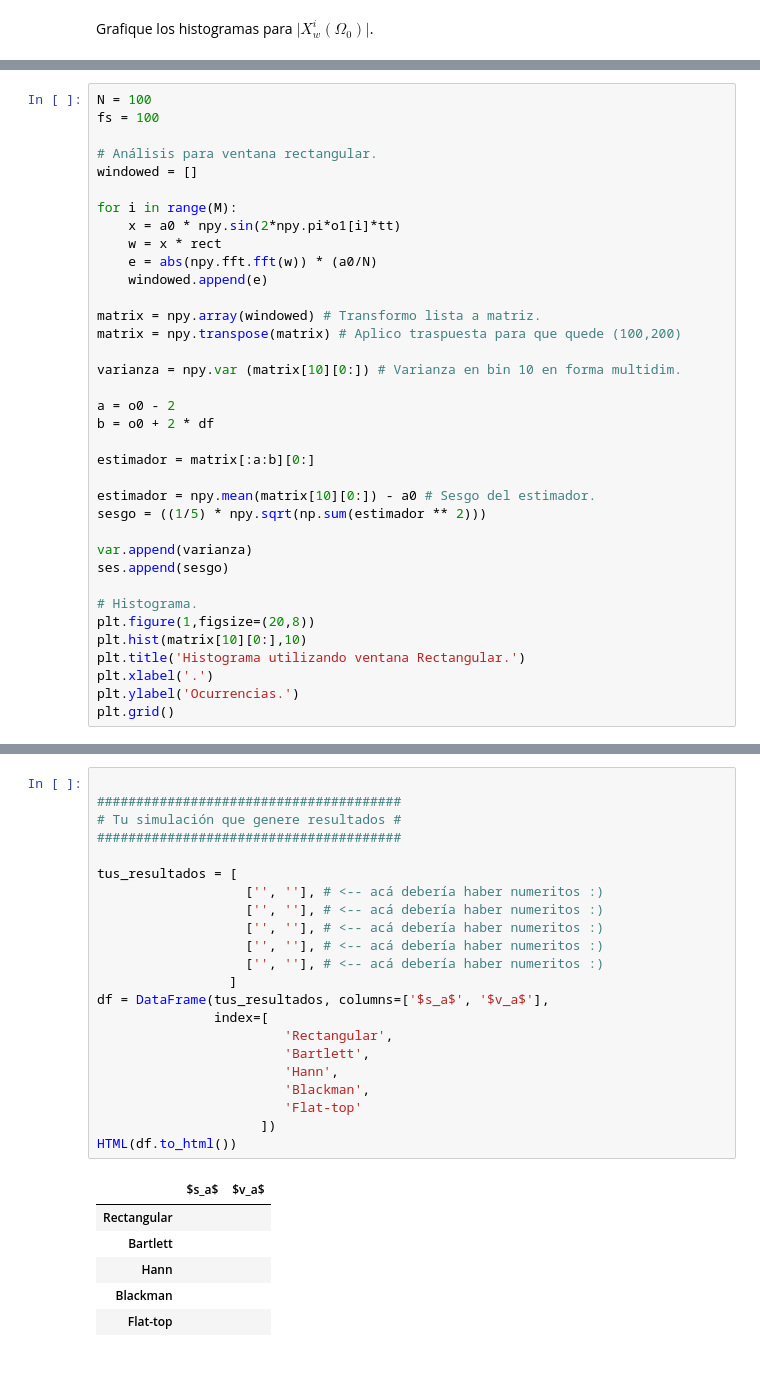
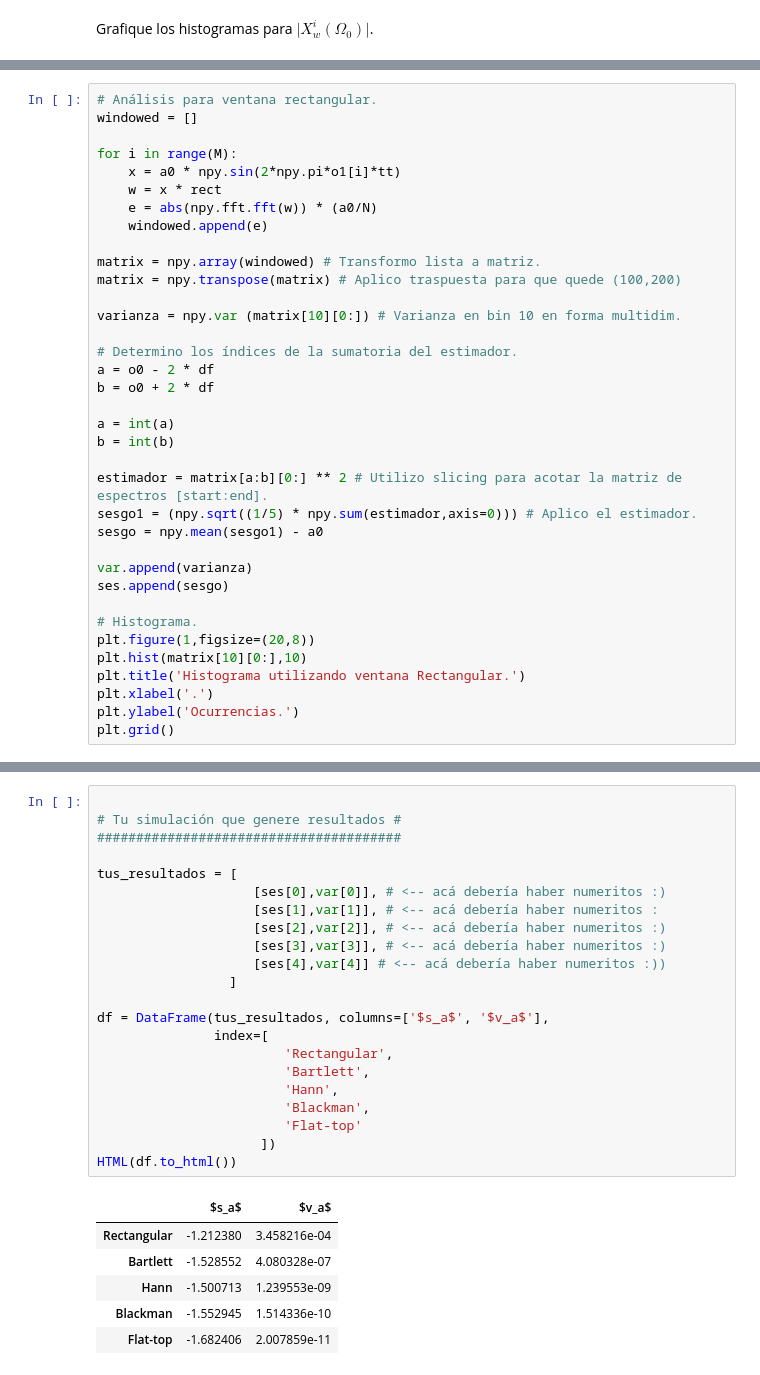
Before and after one commit to jbl95/pds-trabajosPracticos, a Jupyter notebook: TP2 - Ventanas.ipynb, the cells around one changed output, grey strips where cells are left out. Cells and saved outputs as stored; diff of their text form.

```diff
--- a/TP2 - Ventanas.ipynb
+++ b/TP2 - Ventanas.ipynb
@@ -1446,7 +1472,4 @@ Grafique los histogramas para  $\lvert X^i_w(\Omega_0) \rvert$.
 # %%
-N = 100
-fs = 100
-
 # Análisis para ventana rectangular.
 windowed = []
 
@@ -1461,13 +1484,16 @@ matrix = npy.transpose(matrix) # Aplico traspuesta para que quede (100,200)
 
 varianza = npy.var (matrix[10][0:]) # Varianza en bin 10 en forma multidim.
 
-a = o0 - 2
+# Determino los índices de la sumatoria del estimador.
+a = o0 - 2 * df
 b = o0 + 2 * df
 
-estimador = matrix[:a:b][0:]
+a = int(a)
+b = int(b)
 
-estimador = npy.mean(matrix[10][0:]) - a0 # Sesgo del estimador.
-sesgo = ((1/5) * npy.sqrt(np.sum(estimador ** 2)))
+estimador = matrix[a:b][0:] ** 2 # Utilizo slicing para acotar la matriz de espectros [start:end].
+sesgo1 = (npy.sqrt((1/5) * npy.sum(estimador,axis=0))) # Aplico el estimador.
+sesgo = npy.mean(sesgo1) - a0
 
 var.append(varianza)
 ses.append(sesgo)
@@ -1484,29 +1661,29 @@ ValueError: operands could not be broadcast together with shapes (1000,) (100,)
 # %%
 
-#######################################
 # Tu simulación que genere resultados #
 #######################################
 
 tus_resultados = [
-                   ['', ''], # <-- acá debería haber numeritos :)
-                   ['', ''], # <-- acá debería haber numeritos :)
-                   ['', ''], # <-- acá debería haber numeritos :)
-                   ['', ''], # <-- acá debería haber numeritos :)
-                   ['', ''], # <-- acá debería haber numeritos :)
+                    [ses[0],var[0]], # <-- acá debería haber numeritos :)
+                    [ses[1],var[1]], # <-- acá debería haber numeritos :
+                    [ses[2],var[2]], # <-- acá debería haber numeritos :)
+                    [ses[3],var[3]], # <-- acá debería haber numeritos :)
+                    [ses[4],var[4]] # <-- acá debería haber numeritos :))
                  ]
+
 df = DataFrame(tus_resultados, columns=['$s_a$', '$v_a$'],
                index=[
                         'Rectangular',
                         'Bartlett',
                         'Hann',
                         'Blackman',
                         'Flat-top'
                      ])
 HTML(df.to_html())
 # %% [output]
 |  | $s_a$ | $v_a$ |
-| Rectangular |  |  |
-| Bartlett |  |  |
-| Hann |  |  |
-| Blackman |  |  |
-| Flat-top |  |  |
+| Rectangular | -1.212380 | 3.458216e-04 |
+| Bartlett | -1.528552 | 4.080328e-07 |
+| Hann | -1.500713 | 1.239553e-09 |
+| Blackman | -1.552945 | 1.514336e-10 |
+| Flat-top | -1.682406 | 2.007859e-11 |
```
Also changed, not shown: parts of 12 cells of this notebook.
